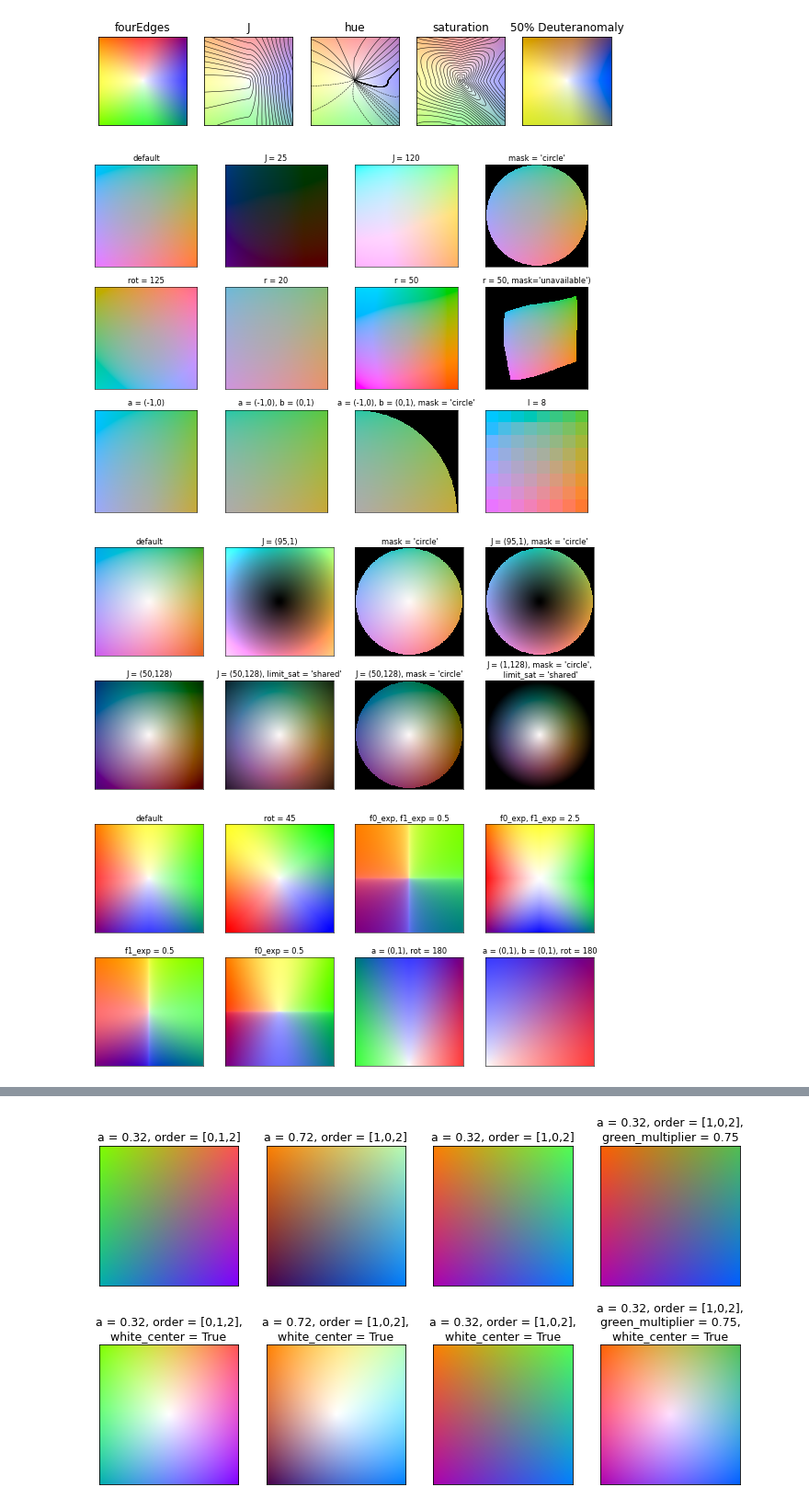
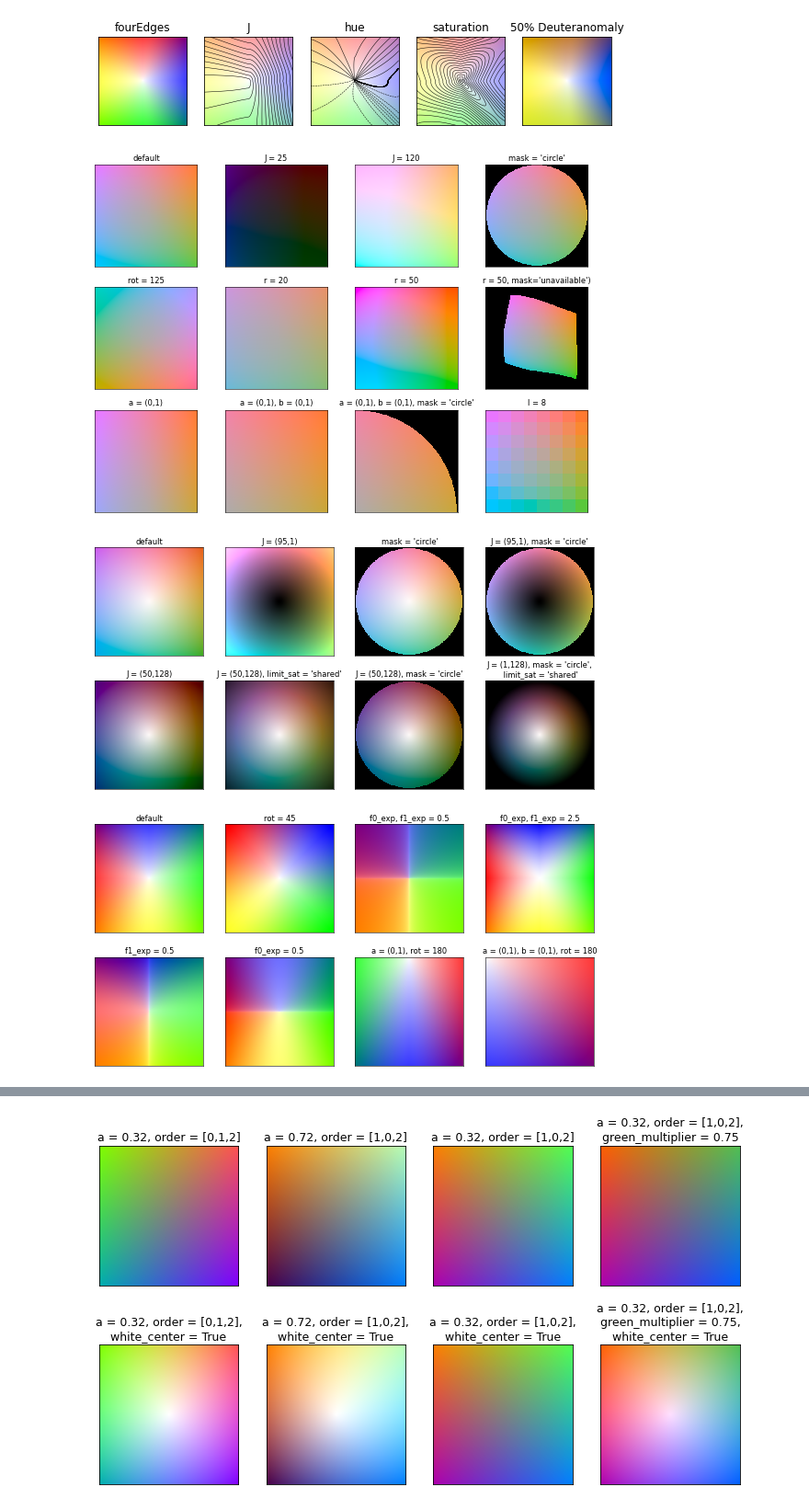
Before and after one commit to trygvrad/colorstamps, a Jupyter notebook: examples/colorstamps_examples.ipynb, the cells around one changed output, grey strips where cells are left out. Shown at 92% size. Drawn from its saved outputs; the diff is of its cells as text; code cells hidden in the pictures.

```diff
--- a/examples/colorstamps_examples.ipynb
+++ b/examples/colorstamps_examples.ipynb
@@ -71,53 +70,53 @@ fig.savefig('Stamp2.png')
 fig, axes = plt.subplots(3,4,figsize=(14,10), dpi = 50)
 
 cmap = colorstamps.stamps.get_const_J()
-axes[0,0].imshow(cmap)
+axes[0,0].imshow(cmap, origin = 'lower')
 axes[0,0].set_title('default')
 
 cmap = colorstamps.stamps.get_const_J(J=25)
-axes[0,1].imshow(cmap)
+axes[0,1].imshow(cmap, origin = 'lower')
 axes[0,1].set_title('J = 25')
 
 cmap = colorstamps.stamps.get_const_J(J=120, a=(- 1, 1), b=(- 1, 1), r=33.0, l=256, mask='no_mask', rot=0)
-axes[0,2].imshow(cmap)
+axes[0,2].imshow(cmap, origin = 'lower')
 axes[0,2].set_title('J = 120')
 
 cmap = colorstamps.stamps.get_const_J(mask = 'circle')
-axes[0,3].imshow(cmap)
+axes[0,3].imshow(cmap, origin = 'lower')
 axes[0,3].set_title("mask = 'circle'")
 
 cmap = colorstamps.stamps.get_const_J(rot=125)
-axes[1,0].imshow(cmap)
+axes[1,0].imshow(cmap, origin = 'lower')
 axes[1,0].set_title('rot = 125')
 
 cmap = colorstamps.stamps.get_const_J(r=20)
-axes[1,1].imshow(cmap)
+axes[1,1].imshow(cmap, origin = 'lower')
 axes[1,1].set_title('r = 20')
 
 cmap = colorstamps.stamps.get_const_J(r=50)
-axes[1,2].imshow(cmap)
+axes[1,2].imshow(cmap, origin = 'lower')
 axes[1,2].set_title('r = 50')
 
 cmap = colorstamps.stamps.get_const_J(r=50, mask='unavailable')
-axes[1,3].imshow(cmap)
+axes[1,3].imshow(cmap, origin = 'lower')
 axes[1,3].set_title("r = 50, mask='unavailable')")
 
 
-cmap = colorstamps.stamps.get_const_J( a = (-1,0))
-axes[2,0].imshow(cmap)
-axes[2,0].set_title('a = (-1,0)')
+cmap = colorstamps.stamps.get_const_J( a = (0,1))
+axes[2,0].imshow(cmap, origin = 'lower')
+axes[2,0].set_title('a = (0,1)')
 
-cmap = colorstamps.stamps.get_const_J( a = (-1,0), b = (0,1))
-axes[2,1].imshow(cmap)
-axes[2,1].set_title('a = (-1,0), b = (0,1)')
+cmap = colorstamps.stamps.get_const_J( a = (0,1), b = (0,1))
+axes[2,1].imshow(cmap, origin = 'lower')
+axes[2,1].set_title('a = (0,1), b = (0,1)')
 
 
-cmap = colorstamps.stamps.get_const_J(a = (-1,0), b = (0,1), mask = 'circle')
-axes[2,2].imshow(cmap)
-axes[2,2].set_title('a = (-1,0), b = (0,1), '+"mask = 'circle'")
+cmap = colorstamps.stamps.get_const_J(a = (0,1), b = (0,1), mask = 'circle')
+axes[2,2].imshow(cmap, origin = 'lower')
+axes[2,2].set_title('a = (0,1), b = (0,1), '+"mask = 'circle'")
 
 cmap = colorstamps.stamps.get_const_J(l = 8)
-axes[2,3].imshow(cmap)
+axes[2,3].imshow(cmap, origin = 'lower')
 axes[2,3].set_title('l = 8')
 
 for ax in axes.ravel():
@@ -127,42 +126,42 @@ fig.patch.set_facecolor('white')
 
 fig.savefig('get_const_J.png')
 # %% [output]
-[figure, old version]
+[figure, new version]
 # %%
 #import colorstamps
 
 fig, axes = plt.subplots(2,4,figsize=(14,7), dpi = 50)
 
 cmap = colorstamps.stamps.get_var_J()
-axes[0,0].imshow(cmap)
+axes[0,0].imshow(cmap, origin = 'lower')
 axes[0,0].set_title('default')
 
 cmap = colorstamps.stamps.get_var_J(J = (95,1))
-axes[0,1].imshow(cmap)
+axes[0,1].imshow(cmap, origin = 'lower')
 axes[0,1].set_title('J = (95,1)')
 
 cmap = colorstamps.stamps.get_var_J(mask = 'circle')
-axes[0,2].imshow(cmap)
+axes[0,2].imshow(cmap, origin = 'lower')
 axes[0,2].set_title("mask = 'circle'")
 
 cmap = colorstamps.stamps.get_var_J(J = (95,1), mask = 'circle')
-axes[0,3].imshow(cmap)
+axes[0,3].imshow(cmap, origin = 'lower')
 axes[0,3].set_title("J = (95,1), mask = 'circle'")
 
 cmap = colorstamps.stamps.get_var_J(J = (50,128))
-axes[1,0].imshow(cmap)
+axes[1,0].imshow(cmap, origin = 'lower')
 axes[1,0].set_title('J = (50,128)')
 
 cmap = colorstamps.stamps.get_var_J(J = (50,128), limit_sat = 'shared')
-axes[1,1].imshow(cmap)
+axes[1,1].imshow(cmap, origin = 'lower')
 axes[1,1].set_title("J = (50,128), limit_sat = 'shared'")
 
 cmap = colorstamps.stamps.get_var_J(J = (50,128), mask = 'circle')
-axes[1,2].imshow(cmap)
+axes[1,2].imshow(cmap, origin = 'lower')
 axes[1,2].set_title("J = (50,128), mask = 'circle'")
 
 cmap = colorstamps.stamps.get_var_J(J = (1,128), mask = 'circle', limit_sat = 'shared')
-axes[1,3].imshow(cmap)
+axes[1,3].imshow(cmap, origin = 'lower')
 axes[1,3].set_title("J = (1,128), mask = 'circle',\n limit_sat = 'shared'")
 
 for ax in axes.ravel():
@@ -172,7 +171,7 @@ fig.patch.set_facecolor('white')
 
 fig.savefig('get_var_J.png')
 # %% [output]
-[figure, old version]
+[figure, new version]
 # %%
 
 #colorstamps.stamps.four_edges(a=(- 1, 1), b=(- 1, 1), r_exp=- 0.5, f0_exp=1.7, f1_exp=1.7, yellow_exp=0.75, l=256, rot=0)
@@ -181,50 +180,50 @@ fig.savefig('get_var_J.png')
 fig, axes = plt.subplots(2,4,figsize=(14,7), dpi = 50)
 
 cmap = colorstamps.stamps.four_edges()
-axes[0,0].imshow(cmap)
+axes[0,0].imshow(cmap, origin = 'lower')
 axes[0,0].set_title('default')
 
 cmap = colorstamps.stamps.four_edges(rot = 45)
-axes[0,1].imshow(cmap)
+axes[0,1].imshow(cmap, origin = 'lower')
 axes[0,1].set_title('rot = 45')
 
 cmap = colorstamps.stamps.four_edges(f0_exp = 0.5, f1_exp = 0.5)
-axes[0,2].imshow(cmap)
+axes[0,2].imshow(cmap, origin = 'lower')
 axes[0,2].set_title('f0_exp, f1_exp = 0.5')
 
 cmap = colorstamps.stamps.four_edges(f0_exp = 2.5, f1_exp = 2.5)
-axes[0,3].imshow(cmap)
+axes[0,3].imshow(cmap, origin = 'lower')
 axes[0,3].set_title('f0_exp, f1_exp = 2.5')
 
 cmap = colorstamps.stamps.four_edges(f0_exp = 2.5)
-axes[1,3].imshow(cmap)
+axes[1,3].imshow(cmap, origin = 'lower')
 axes[1,3].set_title('f0_exp = 3')
 
 cmap = colorstamps.stamps.four_edges(f1_exp = 0.5)
-axes[1,0].imshow(cmap)
+axes[1,0].imshow(cmap, origin = 'lower')
 axes[1,0].set_title('f1_exp = 0.5')
 
 cmap = colorstamps.stamps.four_edges(f0_exp = 0.5)
-axes[1,1].imshow(cmap)
+axes[1,1].imshow(cmap, origin = 'lower')
 axes[1,1].set_title('f0_exp = 0.5')
 
 cmap = colorstamps.stamps.four_edges(a = (-1,0), rot = 180)
-axes[1,2].imshow(cmap)
+axes[1,2].imshow(cmap, origin = 'lower')
 axes[1,2].set_title('a = (0,1), rot = 180')
 
 cmap = colorstamps.stamps.four_edges(a = (-1,0), b = (0,1), rot = 180)
-axes[1,3].imshow(cmap)
+axes[1,3].imshow(cmap, origin = 'lower')
 axes[1,3].set_title('a = (0,1), b = (0,1), rot = 180')
 
 for ax in axes.ravel():
         ax.set_xticks([])
         ax.set_yticks([])
 fig.patch.set_facecolor('white')
 
 
 fig.savefig('four_edges.png')
 # %% [output]
-[figure, old version]
+[figure, new version]
 # %%
 #colorstamps.stamps.barrel(sat=33, phi=[- 180, 180], J=[15, 120], l=256, limit_sat='shared')
 
```
Also changed, not shown: parts of 5 cells of this notebook, 26 other files.
